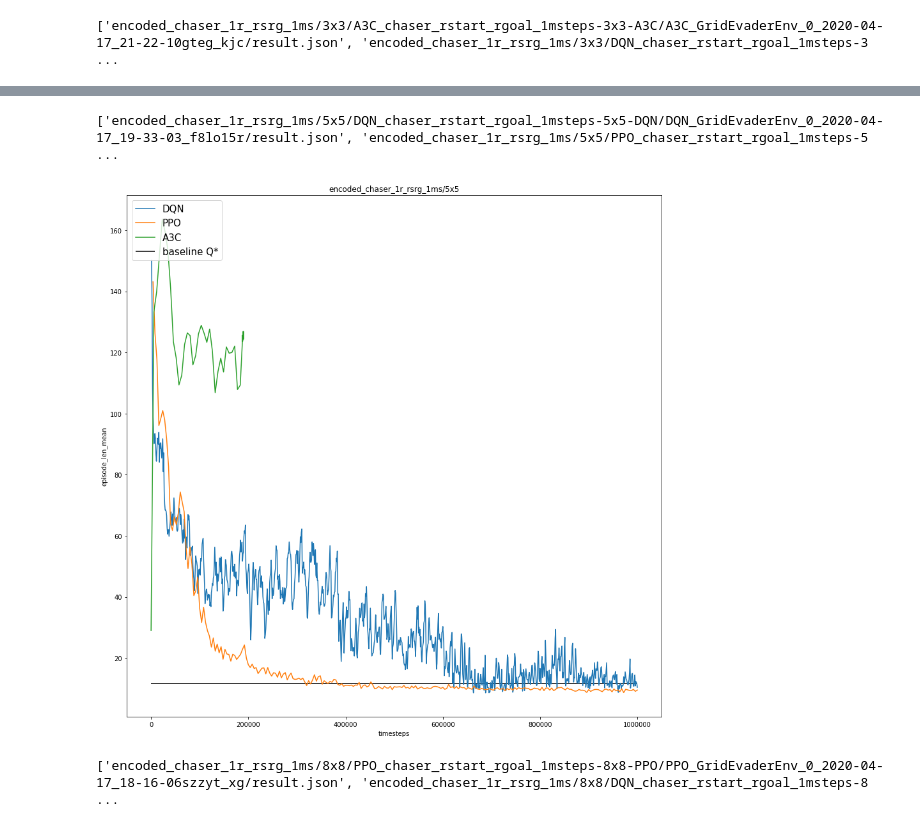
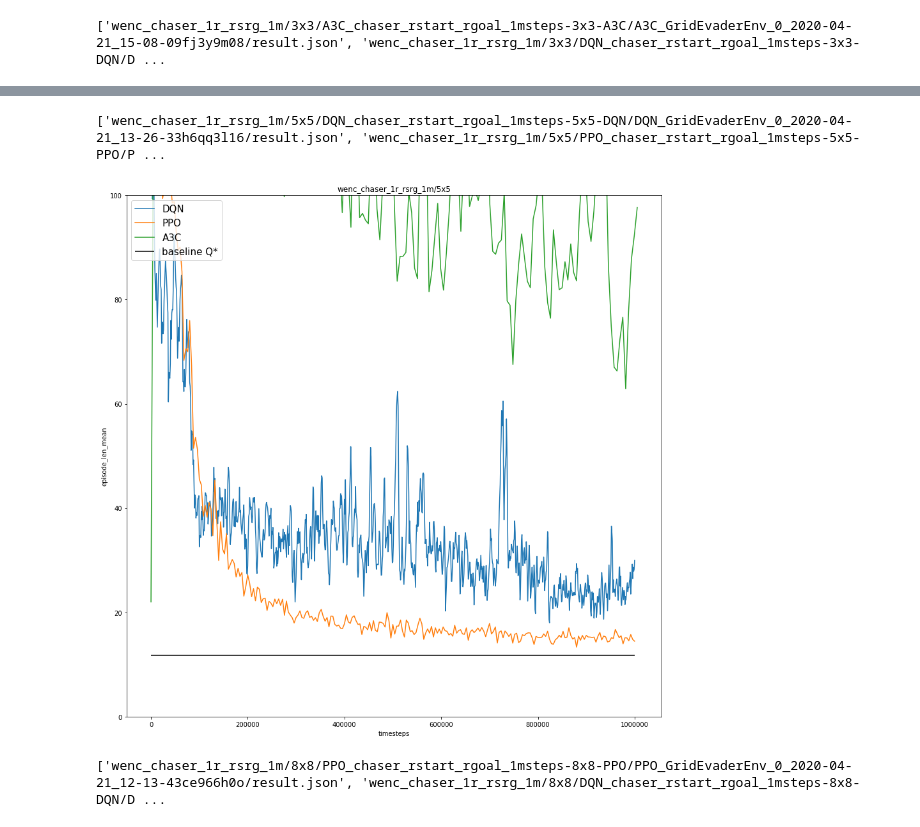
Before and after one commit to kinseyreeves/Deep-RL-Baselines, a Jupyter notebook: results/result_parser.ipynb, the cells around one changed output, grey strips where cells are left out. Cells and saved outputs as stored; diff of their text form; code cells hidden in the pictures.

```diff
--- a/results/result_parser.ipynb
+++ b/results/result_parser.ipynb
@@ -121,6 +162,7 @@ def generate_multi_graph(top_dir, column, baseline_val = 0):
     plt.legend(loc='upper left', prop={'size':15});
     plt.xlabel("timesteps")
     plt.ylabel(column)
+    plt.ylim(0,100)
     plt.title(top_dir)
 
     plt.show()
@@ -136,8 +178,8 @@ def generate_multi_graph(top_dir, column, baseline_val = 0):
 # df.plot(figsize = (10,10))
 # %%
 #Chaser Graphs
-generate_multi_graph("encoded_chaser_1r_rsrg_1ms/3x3", column = "episode_len_mean", baseline_val = 9.72)
-generate_multi_graph("encoded_chaser_1r_rsrg_1ms/5x5", column = "episode_len_mean", baseline_val = 11.7)
-generate_multi_graph("encoded_chaser_1r_rsrg_1ms/8x8", column = "episode_len_mean", baseline_val = 13.3)
+generate_multi_graph("wenc_chaser_1r_rsrg_1m/3x3", column = "episode_len_mean", baseline_val = 9.72)
+generate_multi_graph("wenc_chaser_1r_rsrg_1m/5x5", column = "episode_len_mean", baseline_val = 11.7)
+generate_multi_graph("wenc_chaser_1r_rsrg_1m/8x8", column = "episode_len_mean", baseline_val = 13.3)
 # %% [output]
-['encoded_chaser_1r_rsrg_1ms/3x3/A3C_chaser_rstart_rgoal_1msteps-3x3-A3C/A3C_GridEvaderEnv_0_2020-04-17_21-22-10gteg_kjc/result.json', 'encoded_chaser_1r_rsrg_1ms/3x3/DQN_chaser_rstart_rgoal_1msteps-3 ...
+['wenc_chaser_1r_rsrg_1m/3x3/A3C_chaser_rstart_rgoal_1msteps-3x3-A3C/A3C_GridEvaderEnv_0_2020-04-21_15-08-09fj3y9m08/result.json', 'wenc_chaser_1r_rsrg_1m/3x3/DQN_chaser_rstart_rgoal_1msteps-3x3-DQN/D ...
@@ -145,3 +187,3 @@ generate_multi_graph("encoded_chaser_1r_rsrg_1ms/8x8", column = "episode_len_mea
-['encoded_chaser_1r_rsrg_1ms/5x5/DQN_chaser_rstart_rgoal_1msteps-5x5-DQN/DQN_GridEvaderEnv_0_2020-04-17_19-33-03_f8lo15r/result.json', 'encoded_chaser_1r_rsrg_1ms/5x5/PPO_chaser_rstart_rgoal_1msteps-5 ...
+['wenc_chaser_1r_rsrg_1m/5x5/DQN_chaser_rstart_rgoal_1msteps-5x5-DQN/DQN_GridEvaderEnv_0_2020-04-21_13-26-33h6qq3l16/result.json', 'wenc_chaser_1r_rsrg_1m/5x5/PPO_chaser_rstart_rgoal_1msteps-5x5-PPO/P ...
-[figure, old version]
+[figure, new version]
-['encoded_chaser_1r_rsrg_1ms/8x8/PPO_chaser_rstart_rgoal_1msteps-8x8-PPO/PPO_GridEvaderEnv_0_2020-04-17_18-16-06szzyt_xg/result.json', 'encoded_chaser_1r_rsrg_1ms/8x8/DQN_chaser_rstart_rgoal_1msteps-8 ...
+['wenc_chaser_1r_rsrg_1m/8x8/PPO_chaser_rstart_rgoal_1msteps-8x8-PPO/PPO_GridEvaderEnv_0_2020-04-21_12-13-43ce966h0o/result.json', 'wenc_chaser_1r_rsrg_1m/8x8/DQN_chaser_rstart_rgoal_1msteps-8x8-DQN/D ...
```
Also changed, not shown: parts of 3 cells of this notebook, 8 other files.
